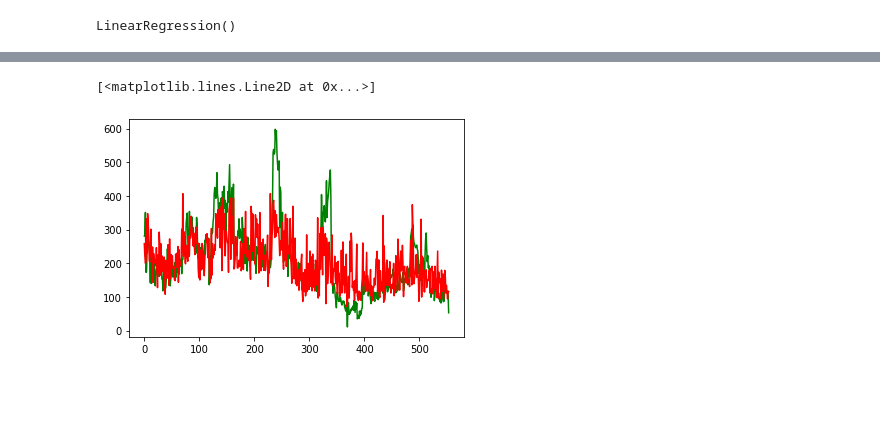
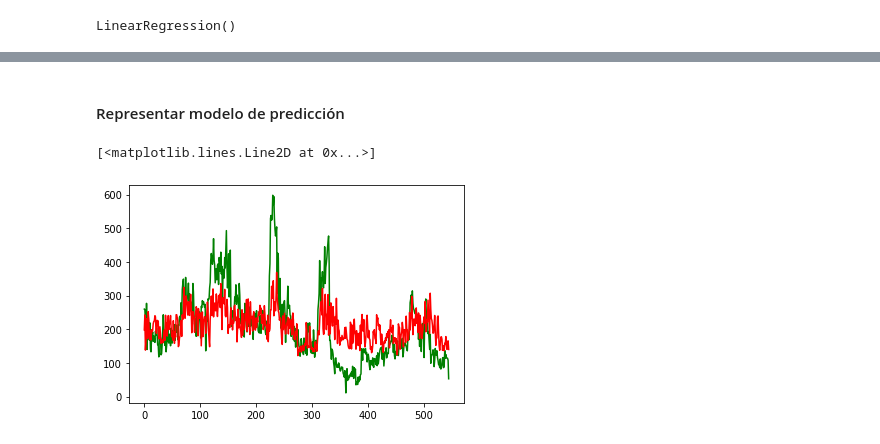
Before and after one commit to toniet/TFG, a Jupyter notebook: 4_Model.ipynb, the cells around one changed output, grey strips where cells are left out. Saved outputs shown, nothing was run; the diff lists cells and outputs as text; code cells hidden in the pictures; blank space fills up the shorter version.

```diff
--- a/4_Model.ipynb
+++ b/4_Model.ipynb
@@ -54,6 +54,6 @@ Index([                          'total',                          'Bag 14',
       dtype='object')
 # %%
-reg.fit(X_train,y_train)
+regl.fit(X_train, y_train)
 # %% [output]
 LinearRegression()
 # %%
@@ -65,10 +100,9 @@ mean_absolute_error(y_test, y_pred)
 # %%
 analisisX = df_data.iloc[:,-1].reset_index()
-analisisX = analisisX['dateCreacion']
+analisisX = analisisX['llamadas']
 
-analisisPre = reg.predict(X)
+analisisPre = regl.predict(X)
 analisisPre = pd.DataFrame(analisisPre)
-#analisisX, analisisPre
 # %%
 plt.plot(analisisX, c='green')
 plt.plot(analisisPre, c='red')
@@ -82,6 +119,6 @@ from sklearn.model_selection import cross_val_score
 # %%
 reg_gs = GridSearchCV(KNeighborsRegressor(),
-                        param_grid={"n_neighbors":np.arange(3,50)})
+                        param_grid={"n_neighbors":np.arange(1,50)})
 # %%
 reg_gs.fit(X,y)
 # %% [output]
@@ -96,5 +133,6 @@ reg_gs.best_params_, reg_gs.best_score_
 # %%
-regk = KNeighborsRegressor(n_neighbors=3)
+# Regresor
+regk = KNeighborsRegressor(n_neighbors=10)
 # %%
 regk.fit(X_train,y_train)
 # %% [output]
@@ -113,10 +179,11 @@ cross_val_score(regk,X,y,scoring='neg_mean_absolute_error').mean()
+# %% [markdown]
+#### Representar modelo de predicción
 # %%
 analisisPre = regk.predict(X)
 analisisPre = pd.DataFrame(analisisPre)
-analisisPre
 
 plt.plot(analisisX, c='green')
 plt.plot(analisisPre, c='red')
 # %% [output]
 [<matplotlib.lines.Line2D at 0x...>]
-[figure, old version]
+[figure, new version]
```
Also changed, not shown: parts of 39 cells of this notebook, 2 other files.
